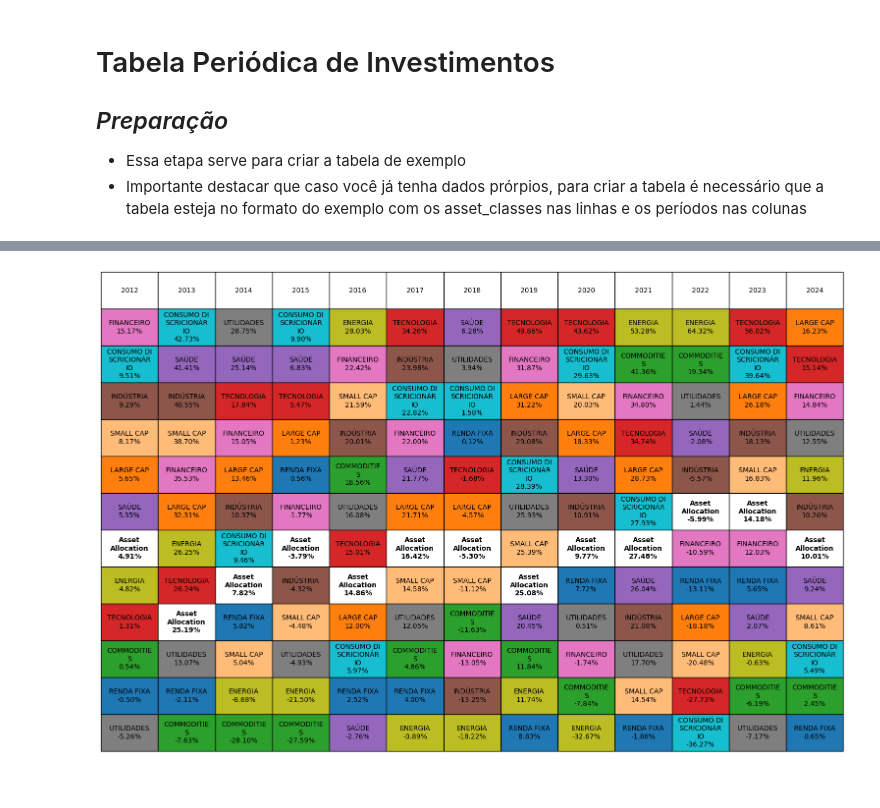
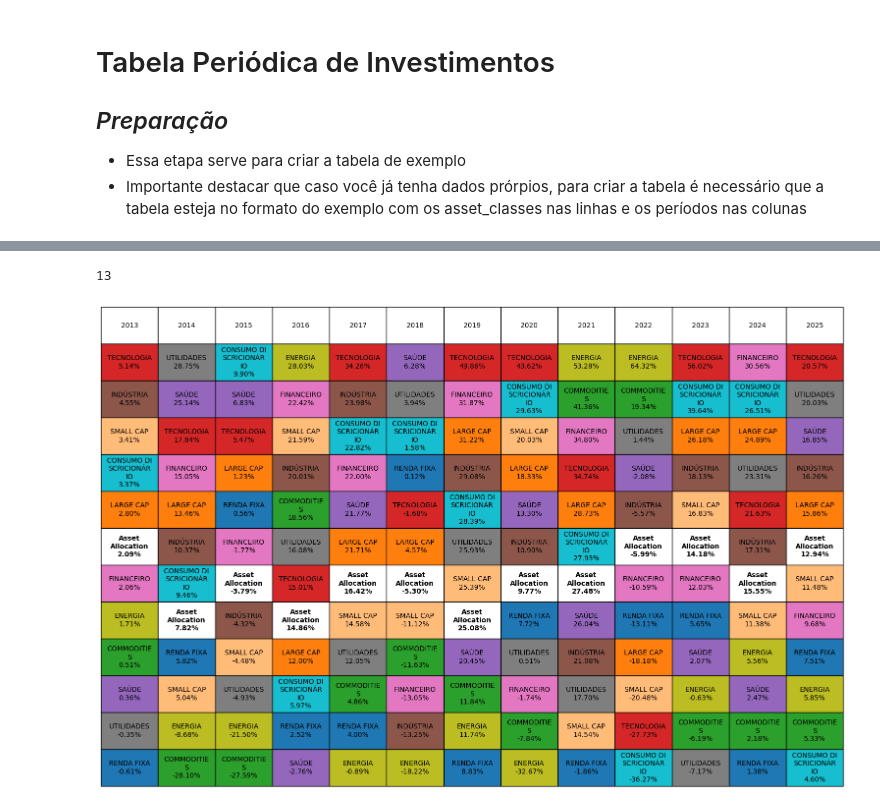
Before and after one commit to Edu-Moreira/Projetos, a Jupyter notebook: Tabela Periodica Completa.ipynb, the cells around one changed output, grey strips where cells are left out. Saved outputs shown, nothing was run; the diff lists cells and outputs as text; code cells hidden in the pictures.

```diff
--- a/Tabela Periodica Completa.ipynb
+++ b/Tabela Periodica Completa.ipynb
@@ -31,11 +31,11 @@ tickers = {
 # Baixar os dados de rendimento dos ETFs
 data = {}
 for sector, ticker in tickers.items():
-    data[sector] = yf.download(ticker, period='12y')['Adj Close']
+    data[sector] = yf.download(ticker, period='12y')['Close']
 
 # Criar um DataFrame com os dados baixados
-df = pd.DataFrame(data)
-
+df = pd.concat(data.values(), axis=1)
+df.columns = data.keys()   # renomeia as colunas com os nomes dos setores
 asset_classes = df.columns
 equal_weight = 1/len(df.columns)
 
@@ -83,3 +83,7 @@ display(tabela) # Apresentando a tabela para mostrar como ela deve estar formata
+# %%
+len(tabela_periodica.columns)
+# %% [output]
+13
 # %%
 periodos  = tabela.columns
 colunas = []
@@ -173,38 +177,39 @@ table = ax.table(cellText=wrapped_data.values, colLabels=tabela_periodica.column
 table.auto_set_font_size(False)
 table.set_fontsize(10)
 
-# Ajustar manualmente a largura das colunas
-col_widths = [0.25,0.25,0.25,0.25,0.25,0.25,0.25,0.25,0.25,0.25,0.25,0.25,0.25]  # Defina a largura desejada para cada coluna
+# Ajusta automaticamente a largura das colunas
+col_widths =[0.25] * tabela_periodica.shape[1]  # Defina a largura desejada para cada coluna
+
 
 for key in table.get_celld().keys():
     row, col = key
     cell = table.get_celld()[(row, col)]
     if col < len(col_widths):  # Ignorar a linha do cabeçalho
         cell.set_width(col_widths[col])
 
 # Colorir as células conforme o color_map e ajustar a fonte conforme font_color_map e font_style_map
 for i, row in tabela_periodica.iterrows():
     for j, col in enumerate(tabela_periodica.columns):
         value = tabela_periodica.at[i, col]
         bg_color = 'white'  # Default background color
         font_color = 'black'  # Default font color
         font_weight = 'regular'  # Default font weight
         for key in color_map.keys():
             if key in str(value):  # Verificar substring
                 bg_color = color_map[key]
                 font_color = font_color_map[key]
                 font_weight = font_style_map[key]
                 break
         cell = table[(i+1, j)]
         cell.set_facecolor(bg_color)
         cell.set_text_props(color=font_color, weight=font_weight)
 
 # Ajustar altura das linhas
 table.scale(1, 4.5)  # ajuste a altura das linhas
 
 plt.show()
 # %% [output]
-[figure, old version]
+[figure, new version]
 # %%
 !jupyter --version
 # %% [output]
```
Also changed, not shown: parts of 2 cells of this notebook.
